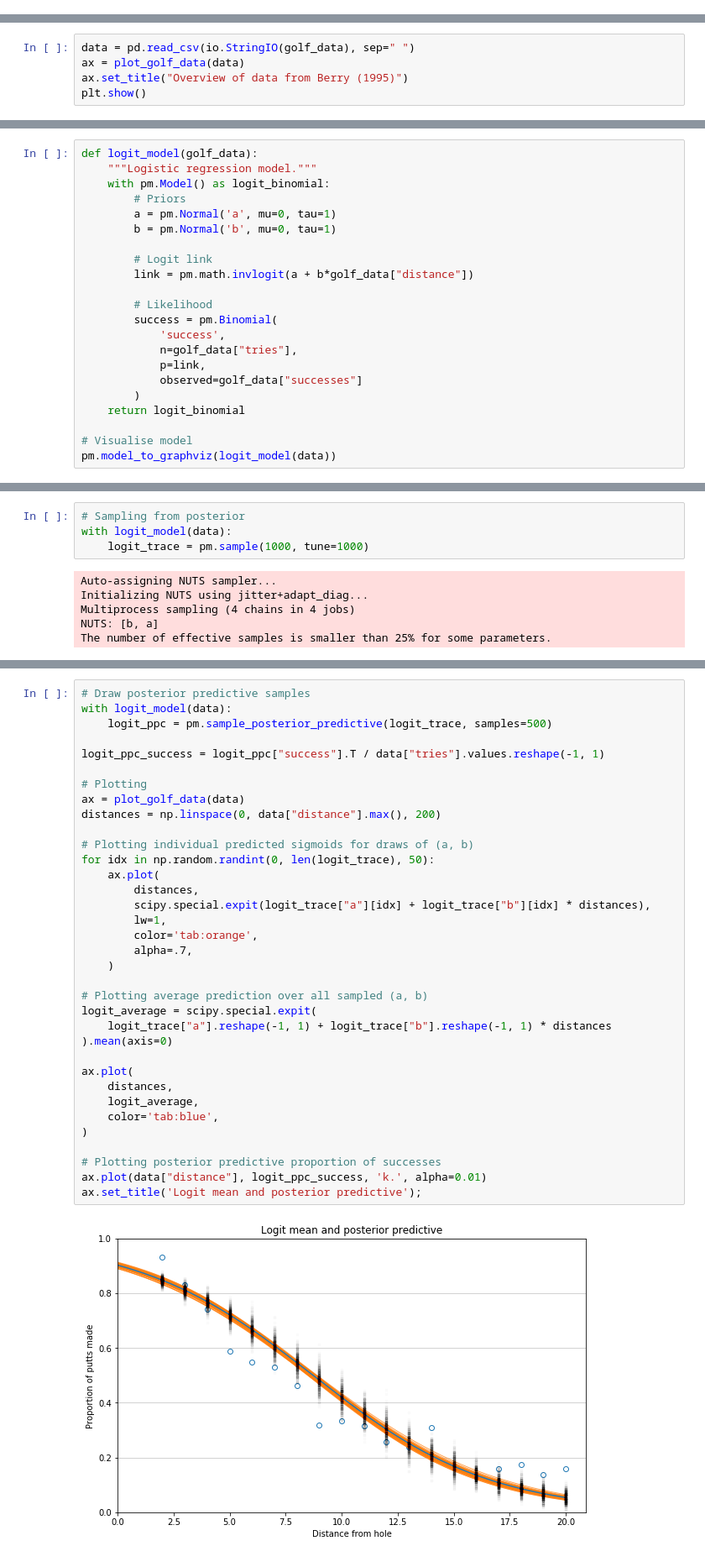
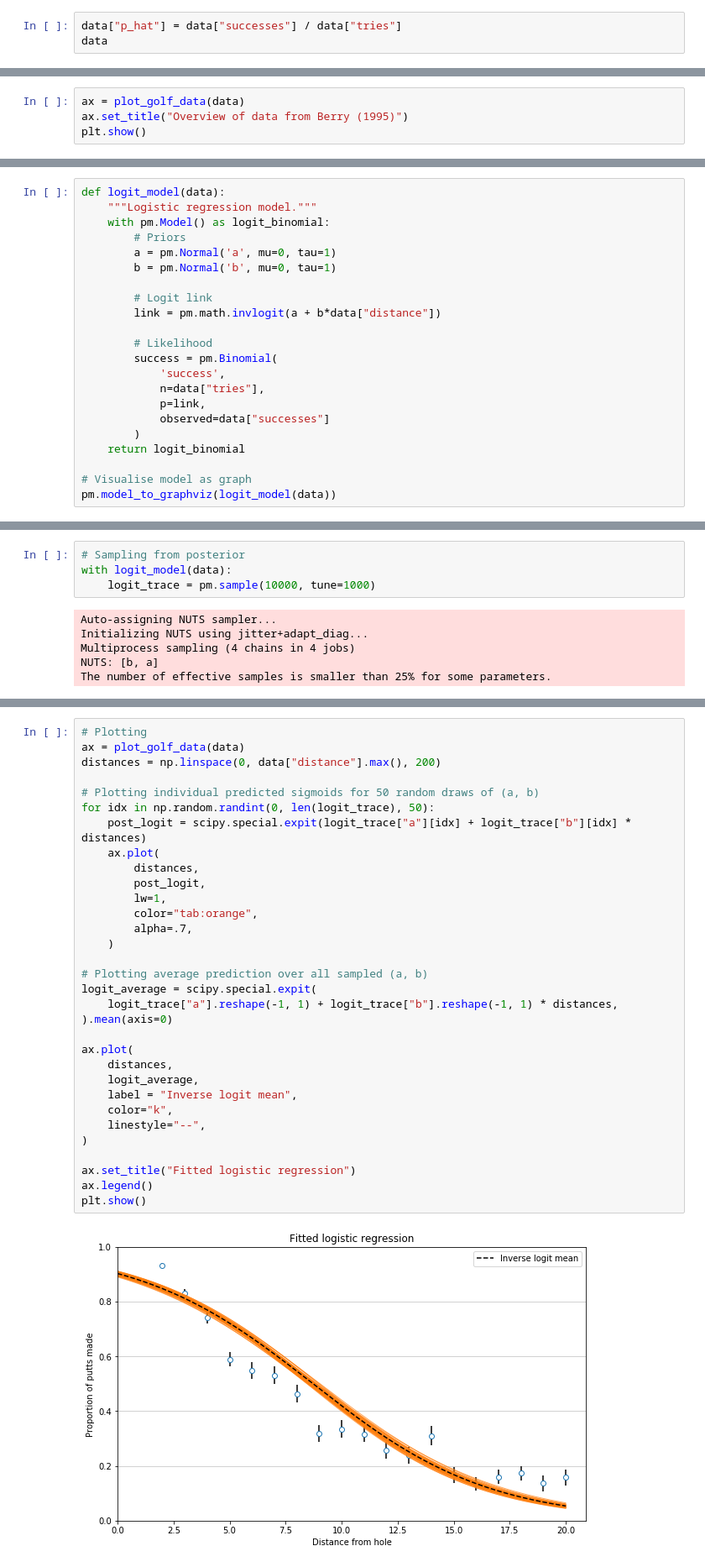
Before and after one commit to smu095/presentations, a Jupyter notebook: mcmc-pymc3-101/notebooks/3.0-smm-golf.ipynb, the cells around one changed output, grey strips where cells are left out. Shown at 84% size. Drawn from its saved outputs; the diff is of its cells as text.

```diff
--- a/mcmc-pymc3-101/notebooks/3.0-smm-golf.ipynb
+++ b/mcmc-pymc3-101/notebooks/3.0-smm-golf.ipynb
@@ -54,0 +50,3 @@ def plot_golf_data(golf_data, ax=None):
+# %%
+data["p_hat"] = data["successes"] / data["tries"]
+data
@@ -55,5 +83,4 @@ def plot_golf_data(golf_data, ax=None):
 # %%
-data = pd.read_csv(io.StringIO(golf_data), sep=" ")
 ax = plot_golf_data(data)
 ax.set_title("Overview of data from Berry (1995)")
 plt.show()
@@ -64,5 +97,5 @@ plt.show()
 # %%
-def logit_model(golf_data):
+def logit_model(data):
     """Logistic regression model."""
     with pm.Model() as logit_binomial:
         # Priors
@@ -70,25 +103,25 @@ def logit_model(golf_data):
         b = pm.Normal('b', mu=0, tau=1)
 
         # Logit link
-        link = pm.math.invlogit(a + b*golf_data["distance"])
+        link = pm.math.invlogit(a + b*data["distance"])
 
         # Likelihood
         success = pm.Binomial(
             'success',
-            n=golf_data["tries"],
+            n=data["tries"],
             p=link,
-            observed=golf_data["successes"]
+            observed=data["successes"]
         )
     return logit_binomial
 
-# Visualise model
+# Visualise model as graph
 pm.model_to_graphviz(logit_model(data))
 # %% [output]
 [drawing not drawn]
 # %%
 # Sampling from posterior
 with logit_model(data):
-    logit_trace = pm.sample(1000, tune=1000)
+    logit_trace = pm.sample(10000, tune=1000)
 # %% [output]
 Auto-assigning NUTS sampler...
 Initializing NUTS using jitter+adapt_diag...
@@ -104,37 +150,34 @@ pm.summary(logit_trace)
 # %%
-# Draw posterior predictive samples
-with logit_model(data):
-    logit_ppc = pm.sample_posterior_predictive(logit_trace, samples=500)
-
-logit_ppc_success = logit_ppc["success"].T / data["tries"].values.reshape(-1, 1)
-
 # Plotting
 ax = plot_golf_data(data)
 distances = np.linspace(0, data["distance"].max(), 200)
 
-# Plotting individual predicted sigmoids for draws of (a, b)
+# Plotting individual predicted sigmoids for 50 random draws of (a, b)
 for idx in np.random.randint(0, len(logit_trace), 50):
+    post_logit = scipy.special.expit(logit_trace["a"][idx] + logit_trace["b"][idx] * distances)
     ax.plot(
         distances,
-        scipy.special.expit(logit_trace["a"][idx] + logit_trace["b"][idx] * distances),
+        post_logit,
         lw=1,
-        color='tab:orange',
+        color="tab:orange",
         alpha=.7,
     )
 
 # Plotting average prediction over all sampled (a, b)
 logit_average = scipy.special.expit(
-    logit_trace["a"].reshape(-1, 1) + logit_trace["b"].reshape(-1, 1) * distances
+    logit_trace["a"].reshape(-1, 1) + logit_trace["b"].reshape(-1, 1) * distances,
 ).mean(axis=0)
 
 ax.plot(
     distances,
     logit_average,
-    color='tab:blue',
+    label = "Inverse logit mean",
+    color="k",
+    linestyle="--",
 )
 
-# Plotting posterior predictive proportion of successes
-ax.plot(data["distance"], logit_ppc_success, 'k.', alpha=0.01)
-ax.set_title('Logit mean and posterior predictive');
+ax.set_title("Fitted logistic regression")
+ax.legend()
+plt.show()
 # %% [output]
-[figure, old version]
+[figure, new version]
```
Also changed, not shown: parts of 35 cells of this notebook.
